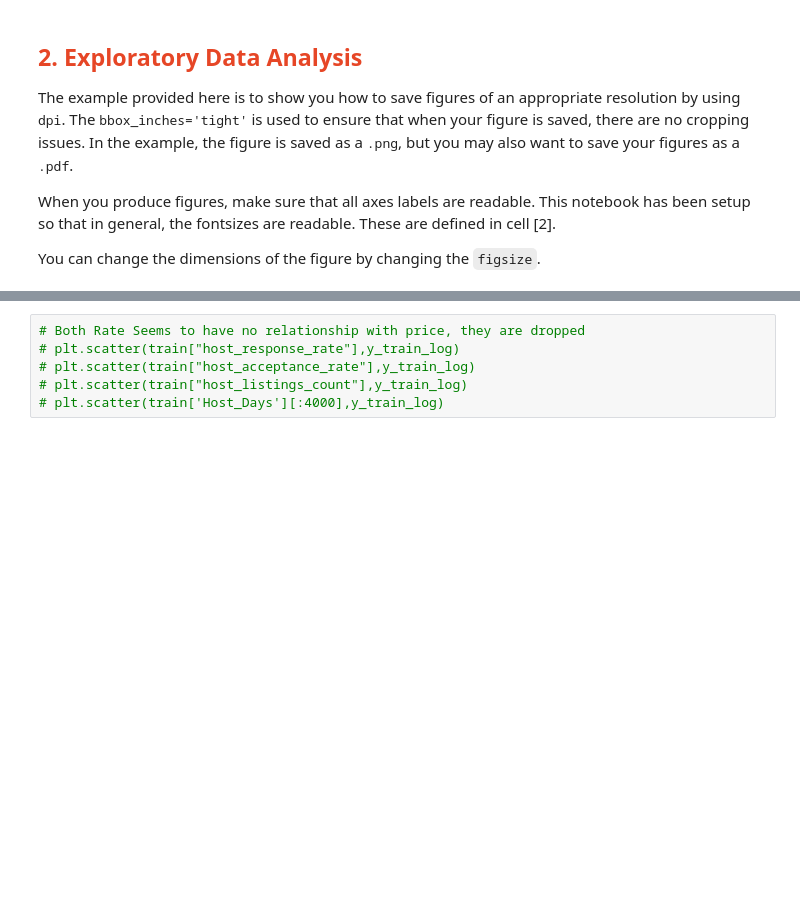
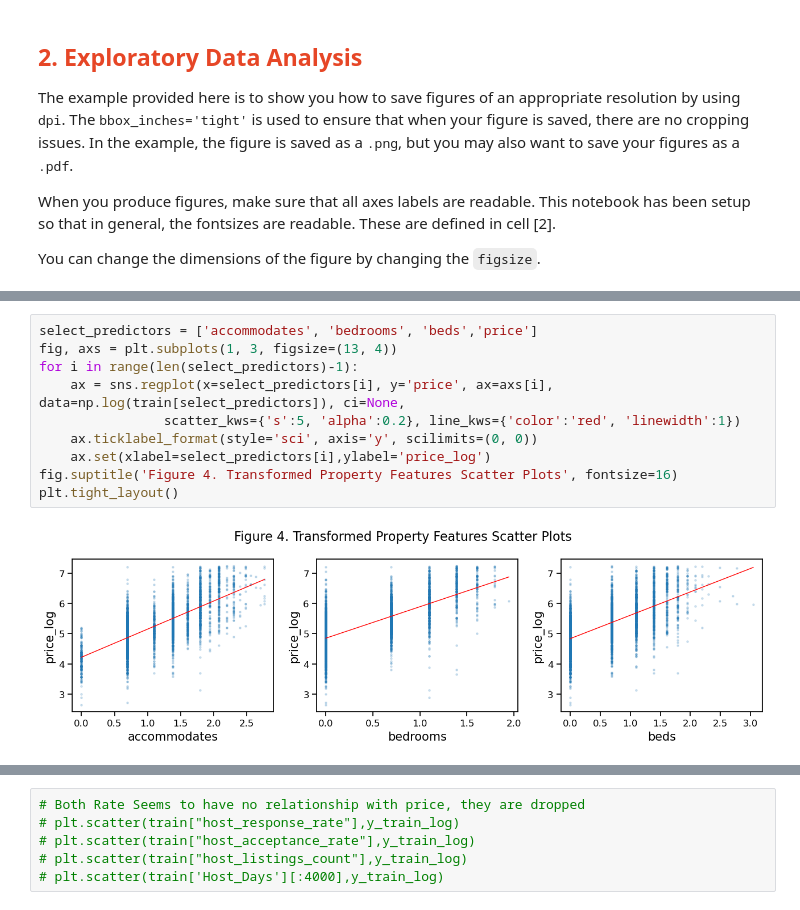
Before and after one commit to Jamielimingzhe/QBUS6810, a Jupyter notebook: QBUS6810_Group18_Notebook.ipynb, the cells around one changed output, grey strips where cells are left out. Drawn from its saved outputs; the diff is of its cells as text; blank space fills up the shorter version.

```diff
--- a/QBUS6810_Group18_Notebook.ipynb
+++ b/QBUS6810_Group18_Notebook.ipynb
@@ -347,0 +304,12 @@ plt.scatter(np.log(train[""][:4000]),y_train_log)
+# %%
+select_predictors = ['accommodates', 'bedrooms', 'beds','price']
+fig, axs = plt.subplots(1, 3, figsize=(13, 4))
+for i in range(len(select_predictors)-1):
+    ax = sns.regplot(x=select_predictors[i], y='price', ax=axs[i], data=np.log(train[select_predictors]), ci=None,
+                scatter_kws={'s':5, 'alpha':0.2}, line_kws={'color':'red', 'linewidth':1})
+    ax.ticklabel_format(style='sci', axis='y', scilimits=(0, 0))
+    ax.set(xlabel=select_predictors[i],ylabel='price_log')
+fig.suptitle('Figure 4. Transformed Property Features Scatter Plots', fontsize=16)
+plt.tight_layout()
+# %% [output]
+[figure, added]
```
Also changed, not shown: parts of 32 cells of this notebook, 1 other file.
